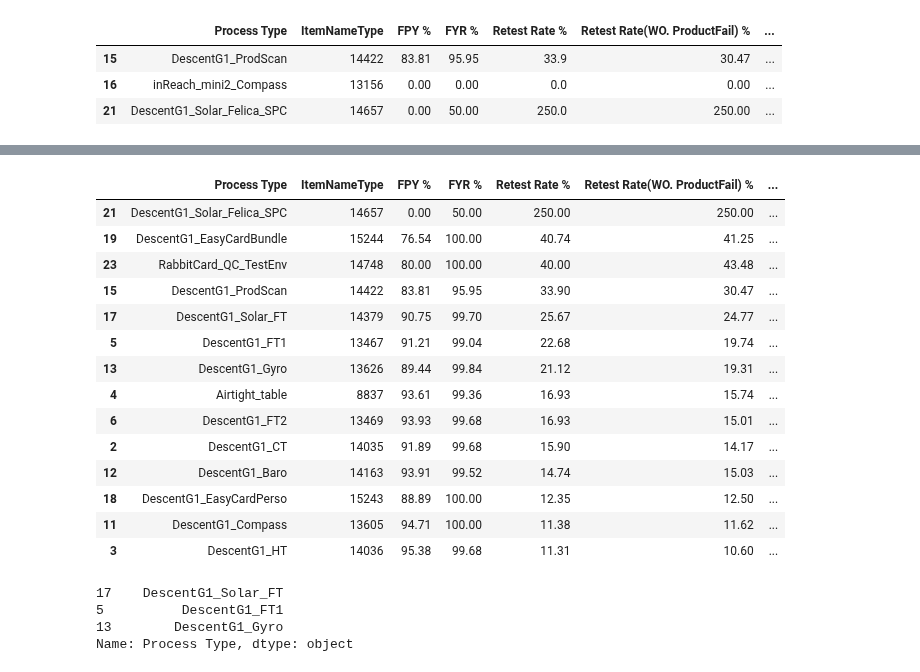
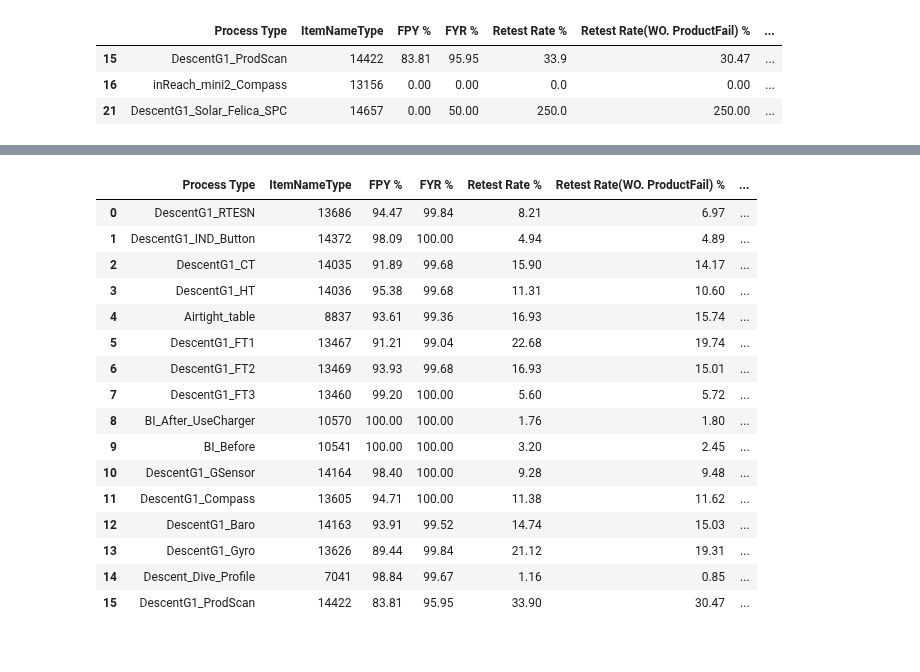
Before and after one commit to CPWRF/Projects, a Jupyter notebook: ProductionReport/ProductionReport.ipynb, the cells around one changed output, grey strips where cells are left out. Drawn from its saved outputs; the diff is of its cells as text; code cells hidden in the pictures.

```diff
--- a/ProductionReport/ProductionReport.ipynb
+++ b/ProductionReport/ProductionReport.ipynb
@@ -37,3 +37,5 @@ pid[pid['FYR  %'] < 97]
 | 15 | DescentG1_ProdScan | 14422 | 83.81 | 95.95 | 33.9 | 30.47 | ... |
 | 16 | inReach_mini2_Compass | 13156 | 0.00 | 0.00 | 0.0 | 0.00 | ... |
 | 21 | DescentG1_Solar_Felica_SPC | 14657 | 0.00 | 50.00 | 250.0 | 250.00 | ... |
+# %%
+pid['Tested ESN QTY'] = pid['Tested ESN QTY / Output'].apply(lambda qty : int(qty.split('/')[0]))
@@ -40,27 +62,23 @@ pid[pid['FYR  %'] < 97]
+# %%
+pid = pid[pid['Tested ESN QTY']>= pid['Tested ESN QTY'].mean()]
+pid
+# %% [output]
+|  | Process Type | ItemNameType | FPY % | FYR % | Retest Rate % | Retest Rate(WO. ProductFail) % | ... |
+| 0 | DescentG1_RTESN | 13686 | 94.47 | 99.84 | 8.21 | 6.97 | ... |
+| 1 | DescentG1_IND_Button | 14372 | 98.09 | 100.00 | 4.94 | 4.89 | ... |
+| 2 | DescentG1_CT | 14035 | 91.89 | 99.68 | 15.90 | 14.17 | ... |
+| 3 | DescentG1_HT | 14036 | 95.38 | 99.68 | 11.31 | 10.60 | ... |
+| 4 | Airtight_table | 8837 | 93.61 | 99.36 | 16.93 | 15.74 | ... |
+| 5 | DescentG1_FT1 | 13467 | 91.21 | 99.04 | 22.68 | 19.74 | ... |
+| 6 | DescentG1_FT2 | 13469 | 93.93 | 99.68 | 16.93 | 15.01 | ... |
+| 7 | DescentG1_FT3 | 13460 | 99.20 | 100.00 | 5.60 | 5.72 | ... |
+| 8 | BI_After_UseCharger | 10570 | 100.00 | 100.00 | 1.76 | 1.80 | ... |
+| 9 | BI_Before | 10541 | 100.00 | 100.00 | 3.20 | 2.45 | ... |
+| 10 | DescentG1_GSensor | 14164 | 98.40 | 100.00 | 9.28 | 9.48 | ... |
+| 11 | DescentG1_Compass | 13605 | 94.71 | 100.00 | 11.38 | 11.62 | ... |
+| 12 | DescentG1_Baro | 14163 | 93.91 | 99.52 | 14.74 | 15.03 | ... |
+| 13 | DescentG1_Gyro | 13626 | 89.44 | 99.84 | 21.12 | 19.31 | ... |
+| 14 | Descent_Dive_Profile | 7041 | 98.84 | 99.67 | 1.16 | 0.85 | ... |
+| 15 | DescentG1_ProdScan | 14422 | 83.81 | 95.95 | 33.90 | 30.47 | ... |
 # %%
 retry = pid[pid['Retest Rate %'] > 10].sort_values('Retest Rate %', ascending=False)
-retry
-# %% [output]
-|  | Process Type | ItemNameType | FPY % | FYR % | Retest Rate % | Retest Rate(WO. ProductFail) % | ... |
-| 21 | DescentG1_Solar_Felica_SPC | 14657 | 0.00 | 50.00 | 250.00 | 250.00 | ... |
-| 19 | DescentG1_EasyCardBundle | 15244 | 76.54 | 100.00 | 40.74 | 41.25 | ... |
-| 23 | RabbitCard_QC_TestEnv | 14748 | 80.00 | 100.00 | 40.00 | 43.48 | ... |
-| 15 | DescentG1_ProdScan | 14422 | 83.81 | 95.95 | 33.90 | 30.47 | ... |
-| 17 | DescentG1_Solar_FT | 14379 | 90.75 | 99.70 | 25.67 | 24.77 | ... |
-| 5 | DescentG1_FT1 | 13467 | 91.21 | 99.04 | 22.68 | 19.74 | ... |
-| 13 | DescentG1_Gyro | 13626 | 89.44 | 99.84 | 21.12 | 19.31 | ... |
-| 4 | Airtight_table | 8837 | 93.61 | 99.36 | 16.93 | 15.74 | ... |
-| 6 | DescentG1_FT2 | 13469 | 93.93 | 99.68 | 16.93 | 15.01 | ... |
-| 2 | DescentG1_CT | 14035 | 91.89 | 99.68 | 15.90 | 14.17 | ... |
-| 12 | DescentG1_Baro | 14163 | 93.91 | 99.52 | 14.74 | 15.03 | ... |
-| 18 | DescentG1_EasyCardPerso | 15243 | 88.89 | 100.00 | 12.35 | 12.50 | ... |
-| 11 | DescentG1_Compass | 13605 | 94.71 | 100.00 | 11.38 | 11.62 | ... |
-| 3 | DescentG1_HT | 14036 | 95.38 | 99.68 | 11.31 | 10.60 | ... |
-# %%
-retry_list = retry.iloc[4:7,0]
-retry_list
-# %% [output]
-17    DescentG1_Solar_FT
-5          DescentG1_FT1
-13        DescentG1_Gyro
-Name: Process Type, dtype: object
```
Also changed, not shown: parts of 7 cells of this notebook, 1 other file.
